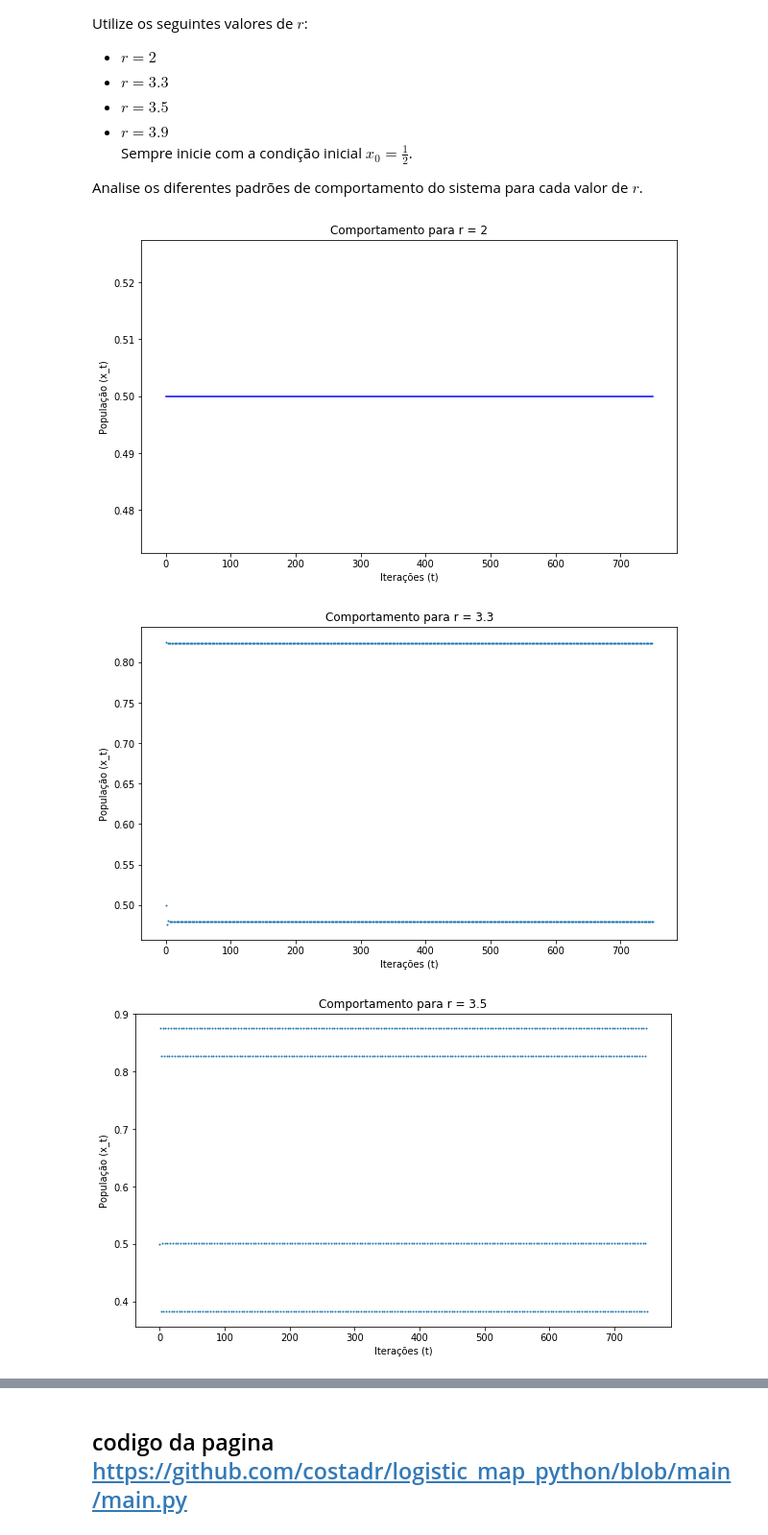
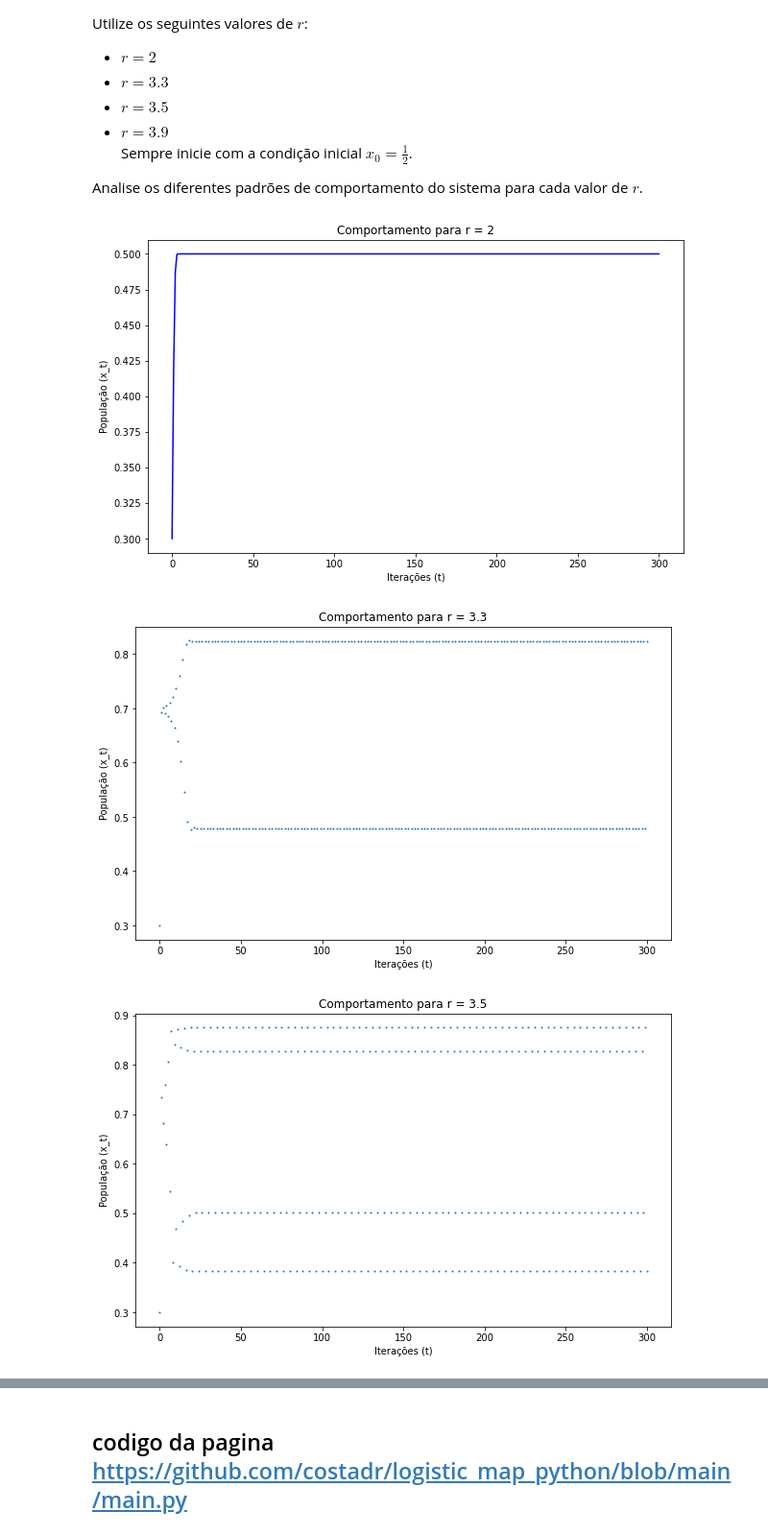
Before and after one commit to FelipeOliveiraFerreira/FIS-COMP, a Jupyter notebook: Tarefa-3/T3.ipynb, the cells around one changed output, grey strips where cells are left out. Shown at 96% size. Drawn from its saved outputs; the diff is of its cells as text; code cells hidden in the pictures.

```diff
--- a/Tarefa-3/T3.ipynb
+++ b/Tarefa-3/T3.ipynb
@@ -146,7 +146,7 @@ def mapa_logistico(r, x0, N):
     return x_values
 
 r = 2
-x0 = 0.1  # entre 0 e 1
+x0 = 0.3  # entre 0 e 1
 N = 100
 
 result = mapa_logistico(r, x0, N)
@@ -204,8 +204,8 @@ def mapa_logistico(r, x0, N):
     return x_values
 
 # Parâmetros
-x0 = 0.5  # Condição inicial
-N = 750  # Número de iterações
+x0 = 0.3  # Condição inicial
+N = 300  # Número de iterações
 
 # Gráfico para r = 2
 r = 2
@@ -220,33 +220,33 @@ plt.show()
 # Gráfico para r = 3.3
 r = 3.3
 x_values_r3_3 = mapa_logistico(r, x0, N)
 plt.figure(figsize=(10, 6))
 plt.scatter(range(N + 1), x_values_r3_3, label=f"r = {r}", s=1)
 plt.title(f"Comportamento para r = {r}", fontsize=12)
 plt.xlabel('Iterações (t)', fontsize=10)
 plt.ylabel('População (x_t)', fontsize=10)
 plt.show()
 
 # Gráfico para r = 3.5
 r = 3.5
 x_values_r3_5 = mapa_logistico(r, x0, N)
 plt.figure(figsize=(10, 6))
 plt.scatter(range(N + 1), x_values_r3_5, label=f"r = {r}", s=1)
 plt.title(f"Comportamento para r = {r}", fontsize=12)
 plt.xlabel('Iterações (t)', fontsize=10)
 plt.ylabel('População (x_t)', fontsize=10)
 plt.show()
 
 # Gráfico para r = 3.9
 r = 3.9
 x_values_r3_9 = mapa_logistico(r, x0, N)
 plt.figure(figsize=(10, 6))
 plt.scatter(range(N + 1), x_values_r3_9, label=f"r = {r}", s=1)
 plt.title(f"Comportamento para r = {r}", fontsize=12)
 plt.xlabel('Iterações (t)', fontsize=10)
 plt.ylabel('População (x_t)', fontsize=10)
 plt.show()
 # %% [output]
-[figure, old version]
+[figure, new version]
-[figure, old version]
+[figure, new version]
-[figure, old version]
+[figure, new version]
```
Also changed, not shown: parts of 5 cells of this notebook, 1 other file.
